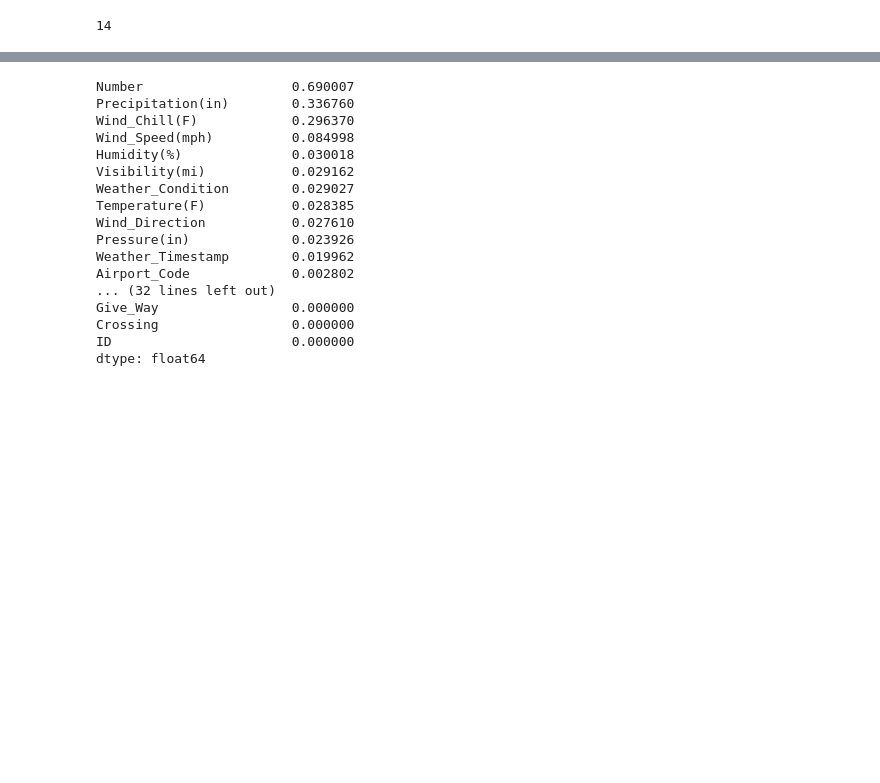
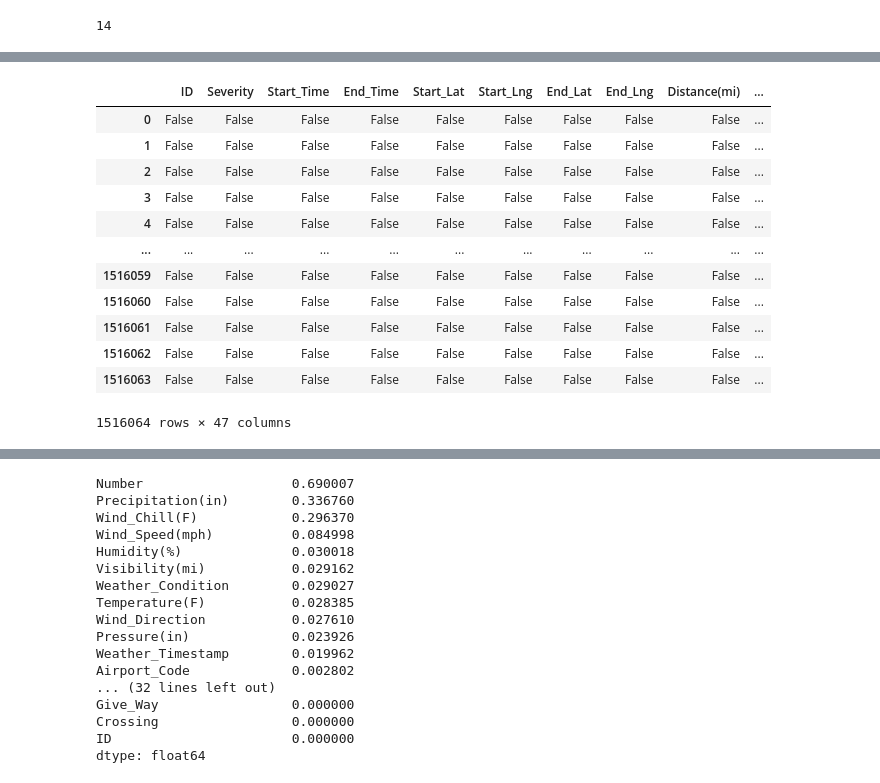
Before and after one commit to Mazum27/US_Accidents_Exploratory_Data_Analysis, a Jupyter notebook: US_Accident_Exploratory_data_analysis.ipynb, the cells around one changed output, grey strips where cells are left out. Saved outputs shown, nothing was run; the diff lists cells and outputs as text; code cells hidden in the pictures; blank space fills up the shorter version.

```diff
--- a/US_Accident_Exploratory_data_analysis.ipynb
+++ b/US_Accident_Exploratory_data_analysis.ipynb
@@ -123,0 +125,16 @@ len(numeric_df.columns)
+# %%
+df.isna()
+# %% [output]
+|  | ID | Severity | Start_Time | End_Time | Start_Lat | Start_Lng | End_Lat | End_Lng | Distance(mi) | ... |
+| 0 | False | False | False | False | False | False | False | False | False | ... |
+| 1 | False | False | False | False | False | False | False | False | False | ... |
+| 2 | False | False | False | False | False | False | False | False | False | ... |
+| 3 | False | False | False | False | False | False | False | False | False | ... |
+| 4 | False | False | False | False | False | False | False | False | False | ... |
+| ... | ... | ... | ... | ... | ... | ... | ... | ... | ... | ... |
+| 1516059 | False | False | False | False | False | False | False | False | False | ... |
+| 1516060 | False | False | False | False | False | False | False | False | False | ... |
+| 1516061 | False | False | False | False | False | False | False | False | False | ... |
+| 1516062 | False | False | False | False | False | False | False | False | False | ... |
+| 1516063 | False | False | False | False | False | False | False | False | False | ... |
+1516064 rows × 47 columns
```
Also changed, not shown: parts of 31 cells of this notebook.
